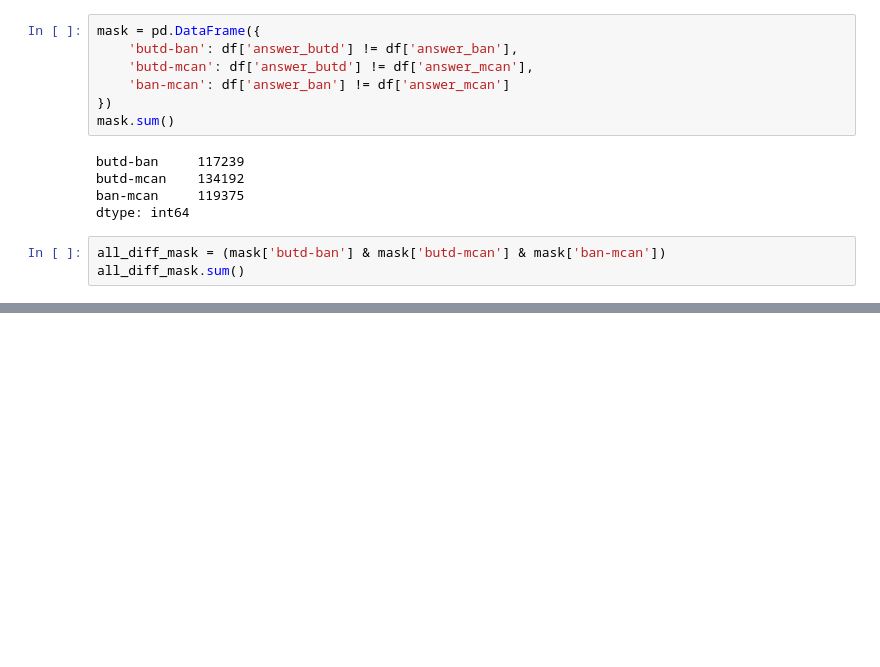
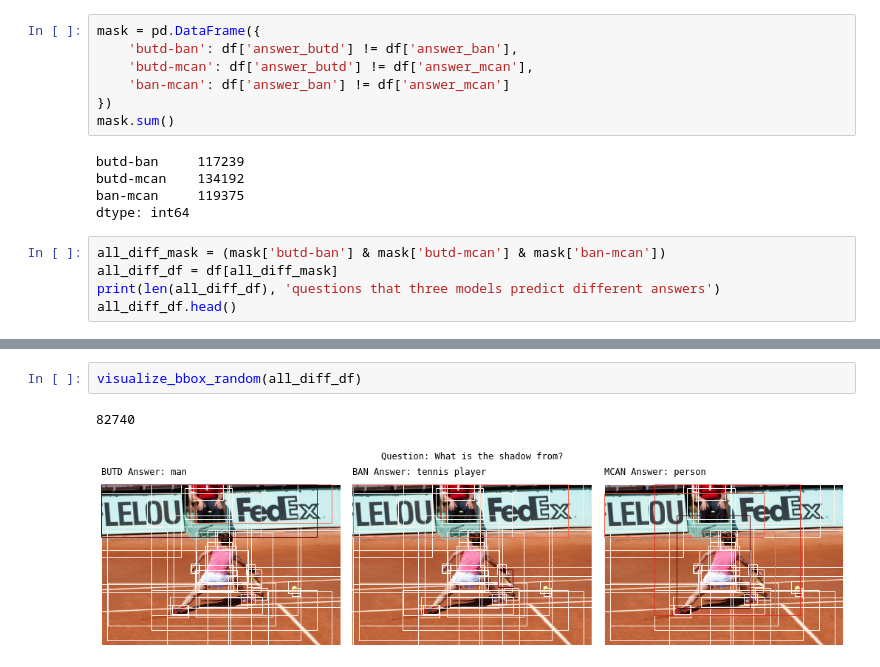
Before and after one commit to zhaoyi3264/openvqa, a Jupyter notebook: visualization.ipynb, the cells around one changed output, grey strips where cells are left out. Saved outputs shown, nothing was run; the diff lists cells and outputs as text; blank space fills up the shorter version.

```diff
--- a/visualization.ipynb
+++ b/visualization.ipynb
@@ -208,5 +216,7 @@ ban-mcan     119375
 dtype: int64
 # %%
 all_diff_mask = (mask['butd-ban'] & mask['butd-mcan'] & mask['ban-mcan'])
-all_diff_mask.sum()
+all_diff_df = df[all_diff_mask]
+print(len(all_diff_df), 'questions that three models predict different answers')
+all_diff_df.head()
 # %% [output]
@@ -230,0 +240,5 @@ visualize_bbox(df.iloc[45])
+# %%
+visualize_bbox_random(all_diff_df)
+# %% [output]
+82740
+[figure, added]
```
Also changed, not shown: parts of 14 cells of this notebook.
